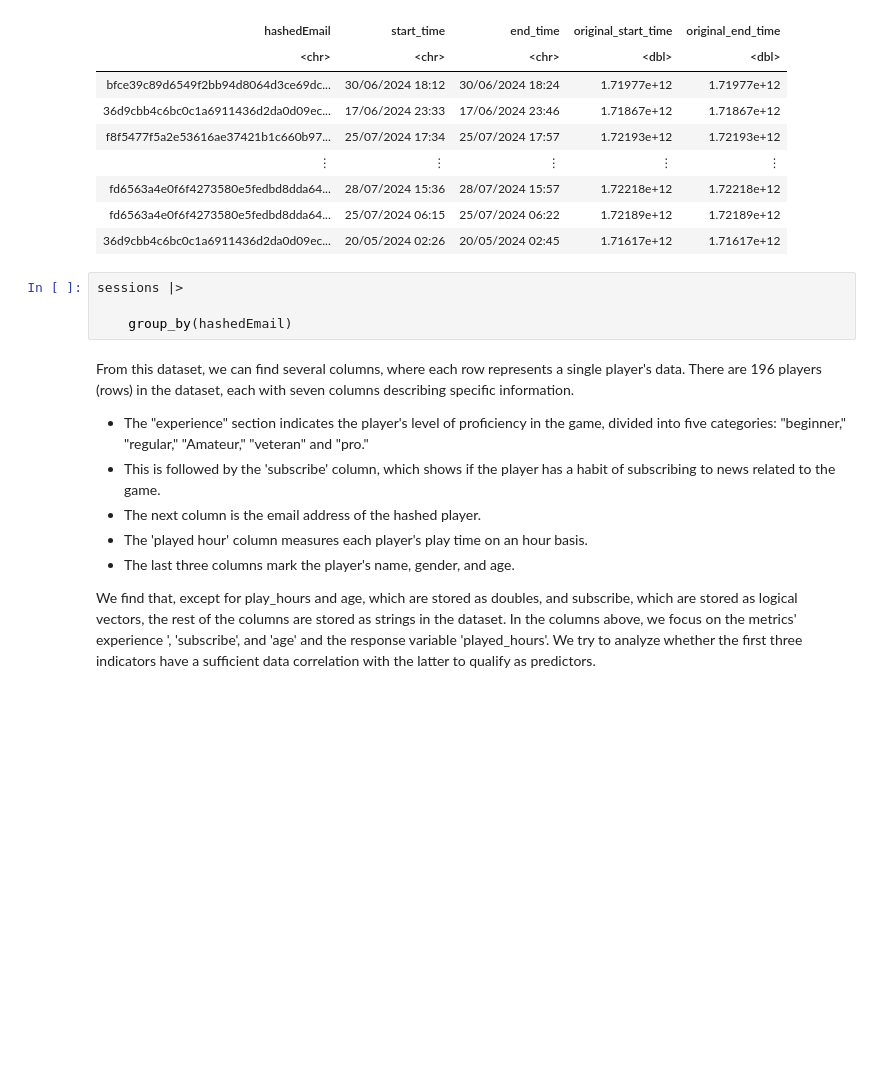
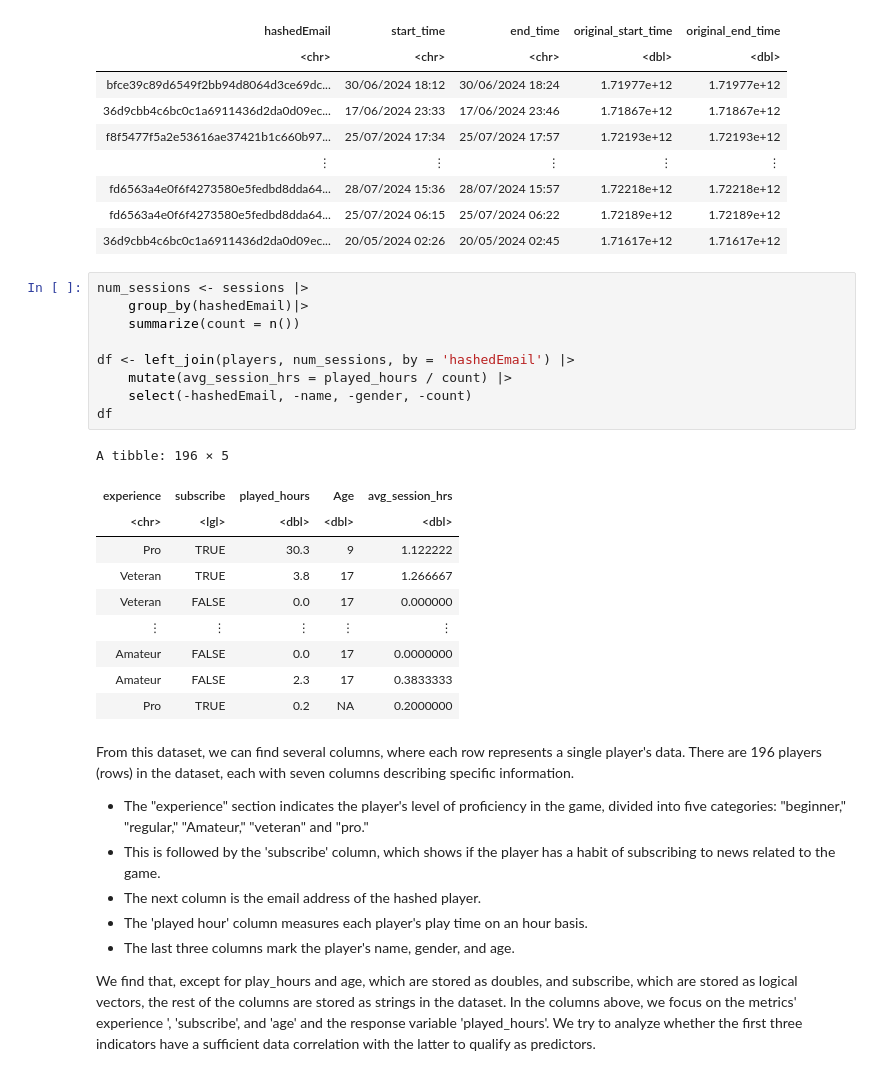
Before and after one commit to ryyuerber/DSCI100_Group_26_Final_Proj, a Jupyter notebook: DSCI 100 Haiyu Long Individual Stage.ipynb, the cells around one changed output. Drawn from its saved outputs; the diff is of its cells as text; blank space fills up the shorter version.

```diff
--- a/DSCI 100 Haiyu Long Individual Stage.ipynb
+++ b/DSCI 100 Haiyu Long Individual Stage.ipynb
@@ -76,9 +76,25 @@ A spec_tbl_df: 1535 × 5
 | fd6563a4e0f6f4273580e5fedbd8dda64... | 25/07/2024 06:15 | 25/07/2024 06:22 | 1.72189e+12 | 1.72189e+12 |
 | 36d9cbb4c6bc0c1a6911436d2da0d09ec... | 20/05/2024 02:26 | 20/05/2024 02:45 | 1.71617e+12 | 1.71617e+12 |
 # %%
-sessions |>
+num_sessions <- sessions |>
+    group_by(hashedEmail)|>
+    summarize(count = n())
 
-    group_by(hashedEmail)
+df <- left_join(players, num_sessions, by = 'hashedEmail') |>
+    mutate(avg_session_hrs = played_hours / count) |>
+    select(-hashedEmail, -name, -gender, -count)
+df
+# %% [output]
+A tibble: 196 × 5
+| experience | subscribe | played_hours | Age | avg_session_hrs |
+| <chr> | <lgl> | <dbl> | <dbl> | <dbl> |
+| Pro | TRUE | 30.3 | 9 | 1.122222 |
+| Veteran | TRUE | 3.8 | 17 | 1.266667 |
+| Veteran | FALSE | 0.0 | 17 | 0.000000 |
+| ⋮ | ⋮ | ⋮ | ⋮ | ⋮ |
+| Amateur | FALSE | 0.0 | 17 | 0.0000000 |
+| Amateur | FALSE | 2.3 | 17 | 0.3833333 |
+| Pro | TRUE | 0.2 | NA | 0.2000000 |
 # %% [markdown]
 From this dataset, we can find several columns, where each row represents a single player's data. There are 196 players (rows) in the dataset, each with seven columns describing specific information.
 
```
